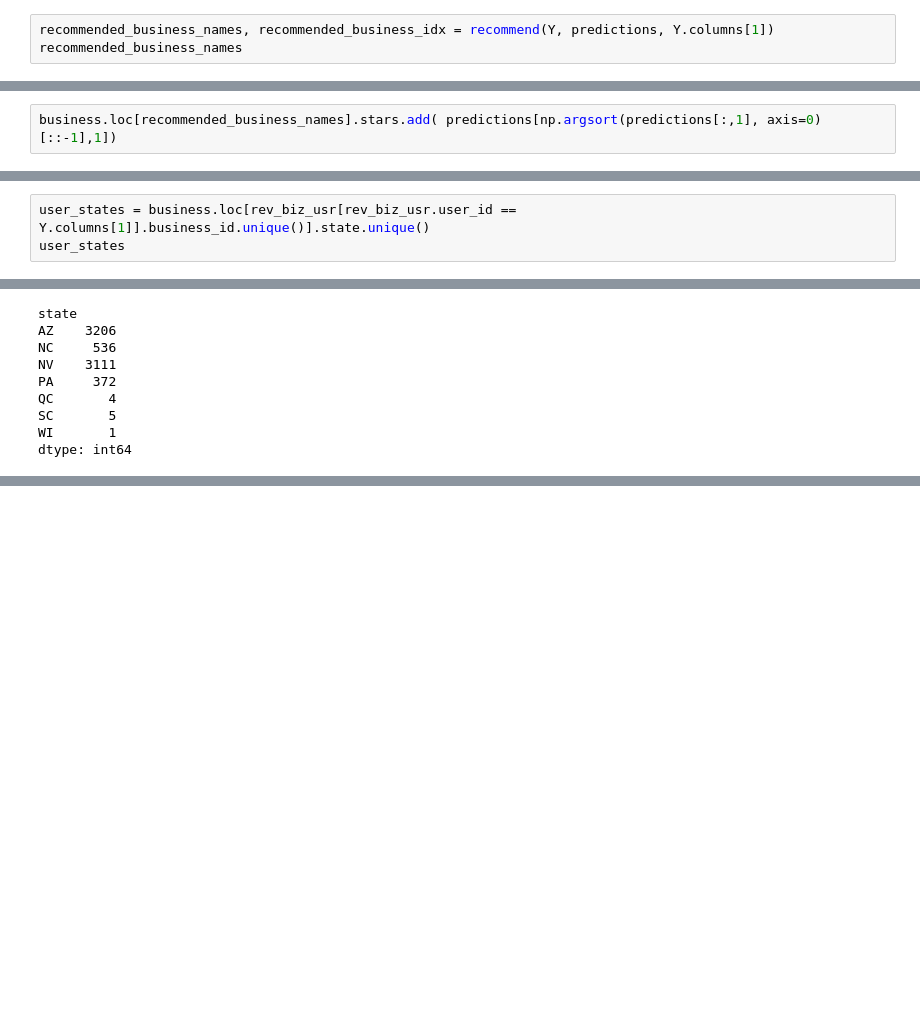
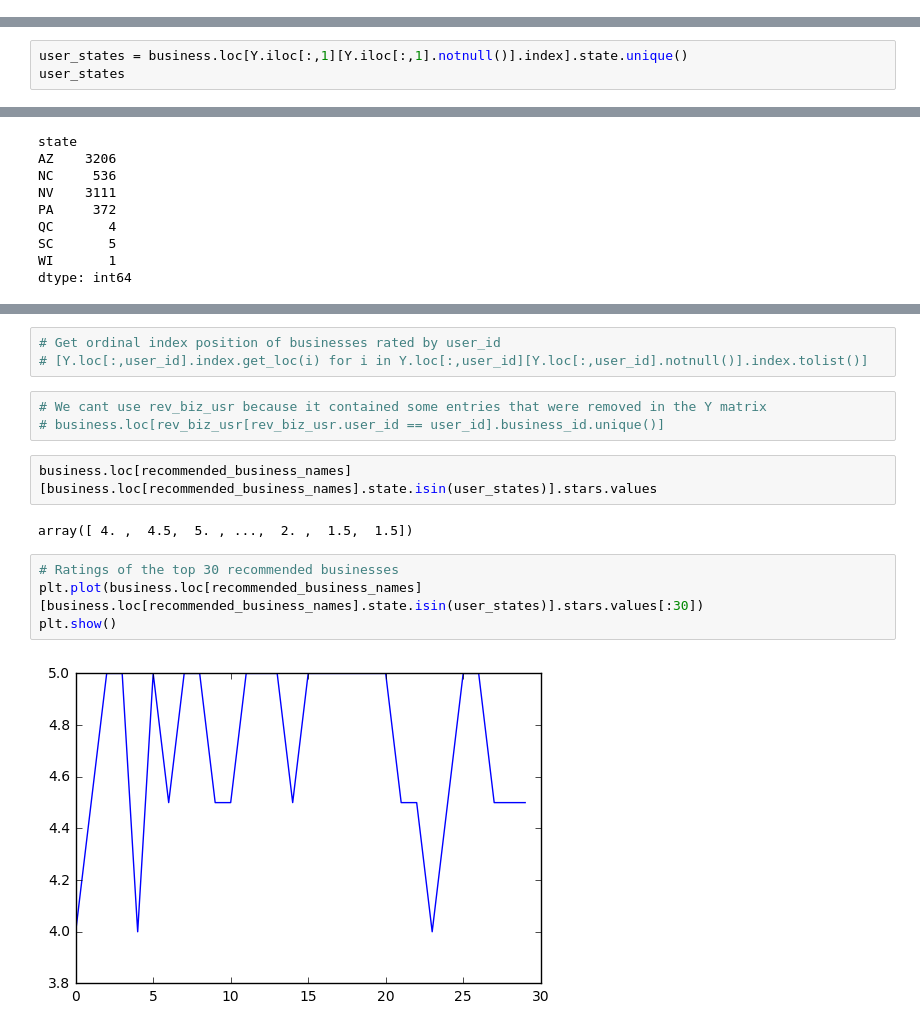
Before and after one commit to Sandy4321/yelp-recommender-system, a Jupyter notebook: Recommender System.ipynb, the cells around one changed output, grey strips where cells are left out. Cells and saved outputs as stored; diff of their text form; blank space fills up the shorter version.

```diff
--- a/Recommender System.ipynb
+++ b/Recommender System.ipynb
@@ -853,3 +676,0 @@ business.loc[recommended_business_names][:3]
-# %%
-recommended_business_names, recommended_business_idx = recommend(Y, predictions, Y.columns[1])
-recommended_business_names
@@ -869,2 +676,0 @@ Index(['vARjqeIkSNsazHltujiq4Q', 'mQde7KRomOQoUyPGTqeXhA',
-# %%
-business.loc[recommended_business_names].stars.add( predictions[np.argsort(predictions[:,1], axis=0)[::-1],1])
@@ -923,5 +701,5 @@ rev_biz_usr
 # %%
-user_states = business.loc[rev_biz_usr[rev_biz_usr.user_id == Y.columns[1]].business_id.unique()].state.unique()
+user_states = business.loc[Y.iloc[:,1][Y.iloc[:,1].notnull()].index].state.unique()
 user_states
 # %% [output]
 array(['AZ', 'NV'], dtype=object)
@@ -1387,0 +743,16 @@ pd.__version__
+# %%
+# Get ordinal index position of businesses rated by user_id
+# [Y.loc[:,user_id].index.get_loc(i) for i in Y.loc[:,user_id][Y.loc[:,user_id].notnull()].index.tolist()]
+# %%
+# We cant use rev_biz_usr because it contained some entries that were removed in the Y matrix
+# business.loc[rev_biz_usr[rev_biz_usr.user_id == user_id].business_id.unique()]
+# %%
+business.loc[recommended_business_names][business.loc[recommended_business_names].state.isin(user_states)].stars.values
+# %% [output]
+array([ 4. ,  4.5,  5. , ...,  2. ,  1.5,  1.5])
+# %%
+# Ratings of the top 30 recommended businesses
+plt.plot(business.loc[recommended_business_names][business.loc[recommended_business_names].state.isin(user_states)].stars.values[:30])
+plt.show()
+# %% [output]
+[figure, added]
```
Also changed, not shown: parts of 143 cells of this notebook, 2 other files.
